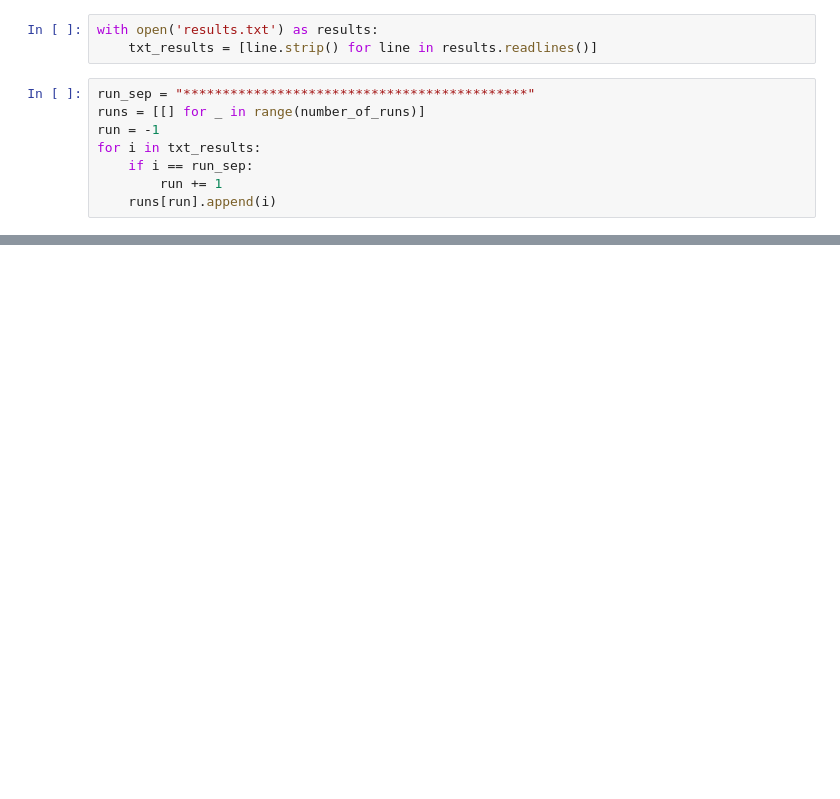
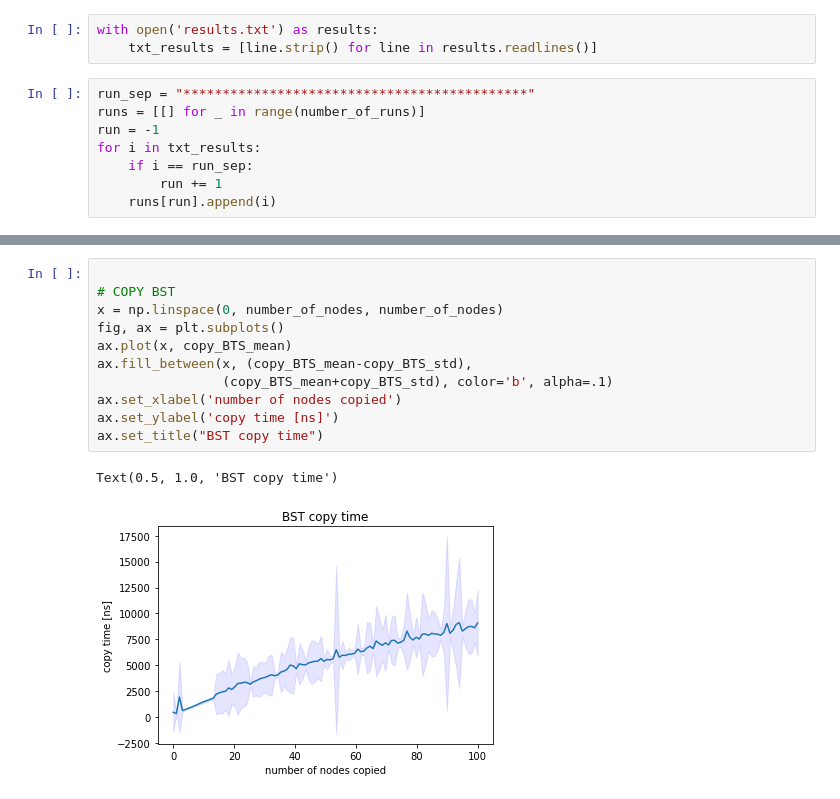
Before and after one commit to Andrecik/BinarySearchTree, a Jupyter notebook: benchgraph.ipynb, the cells around one changed output, grey strips where cells are left out. Cells and saved outputs as stored; diff of their text form; blank space fills up the shorter version.

```diff
--- a/benchgraph.ipynb
+++ b/benchgraph.ipynb
@@ -102,0 +135,14 @@ ax.fill_between(x, (y-ci), (y+ci), color='b', alpha=.1)
+# %%
+
+# COPY BST
+x = np.linspace(0, number_of_nodes, number_of_nodes)
+fig, ax = plt.subplots()
+ax.plot(x, copy_BTS_mean)
+ax.fill_between(x, (copy_BTS_mean-copy_BTS_std),
+                (copy_BTS_mean+copy_BTS_std), color='b', alpha=.1)
+ax.set_xlabel('number of nodes copied')
+ax.set_ylabel('copy time [ns]')
+ax.set_title("BST copy time")
+# %% [output]
+Text(0.5, 1.0, 'BST copy time')
+[figure, added]
```
Also changed, not shown: parts of 21 cells of this notebook, 5 other files.
